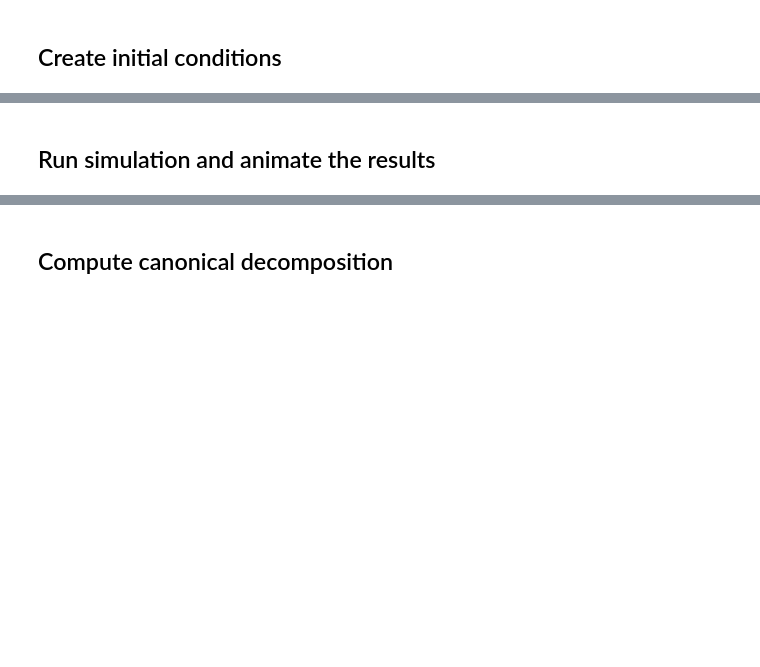
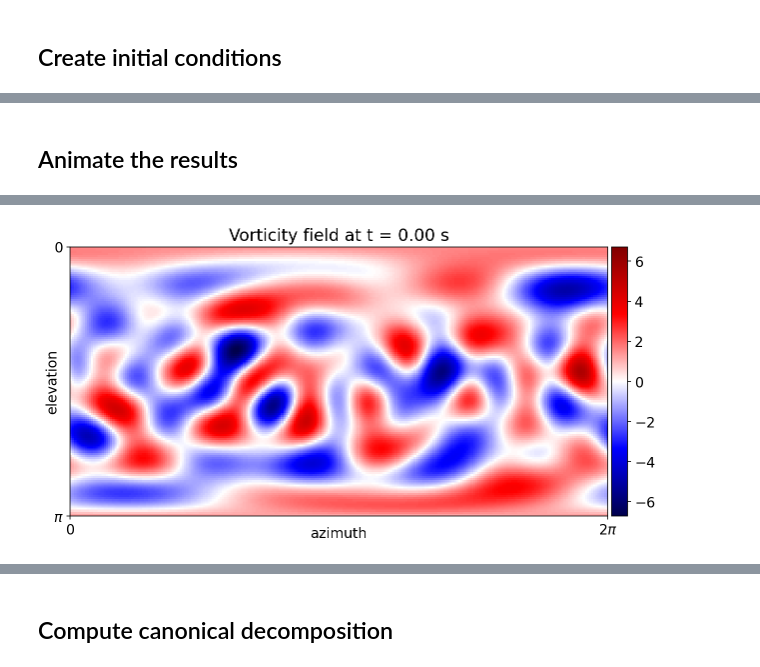
Before and after one commit to klasmodin/quflow, a Jupyter notebook: notebooks/basic-example.ipynb, the cells around one changed output, grey strips where cells are left out. Drawn from its saved outputs; the diff is of its cells as text; code cells hidden in the pictures; blank space fills up the shorter version.

```diff
--- a/notebooks/basic-example.ipynb
+++ b/notebooks/basic-example.ipynb
@@ -77,19 +114,17 @@ ax.axes.set_title("Vorticity field at t = {:.2f} s".format(qf.qtime2seconds(2.0*
 # %% [markdown]
-## Run simulation and animate the results
+## Animate the results
 # %%
 from matplotlib.animation import FuncAnimation
 
-W = W0.copy()
-img_ax = qf.plot(W)
-h = 3.0 # Stepsize in qtime units
-steps_per_frame = 50
+img_ax = qf.plot(W0)
 
+f = h5py.File(filename, "r")
 def animate(frame_num):
-    qf.isomp(W, stepsize=h, steps=steps_per_frame)
-    img_ax.set_array(qf.as_fun(W))
-    img_ax.axes.set_title("Vorticity field at t = {:.2f} s".format(qf.qtime2seconds(h*steps_per_frame*frame_num, N)))
-    return ax
+    omegar = f['state'][frame_num]
+    img_ax.set_array(qf.as_fun(omegar))
+    img_ax.axes.set_title("Vorticity field at t = {:.2f} s".format(f['time'][frame_num]))
+    return img_ax
 
-anim = FuncAnimation(img_ax.figure, animate, frames=200, interval=20, repeat=False, blit=True)
-plt.show()
+anim = FuncAnimation(img_ax.figure, animate, frames=f['state'].shape[0], repeat=False, blit=False)
+anim.save('animation.mp4', fps=25)
 # %% [output]
@@ -97,0 +131 @@ plt.show()
+[figure, added]
```
Also changed, not shown: parts of 38 cells of this notebook.
